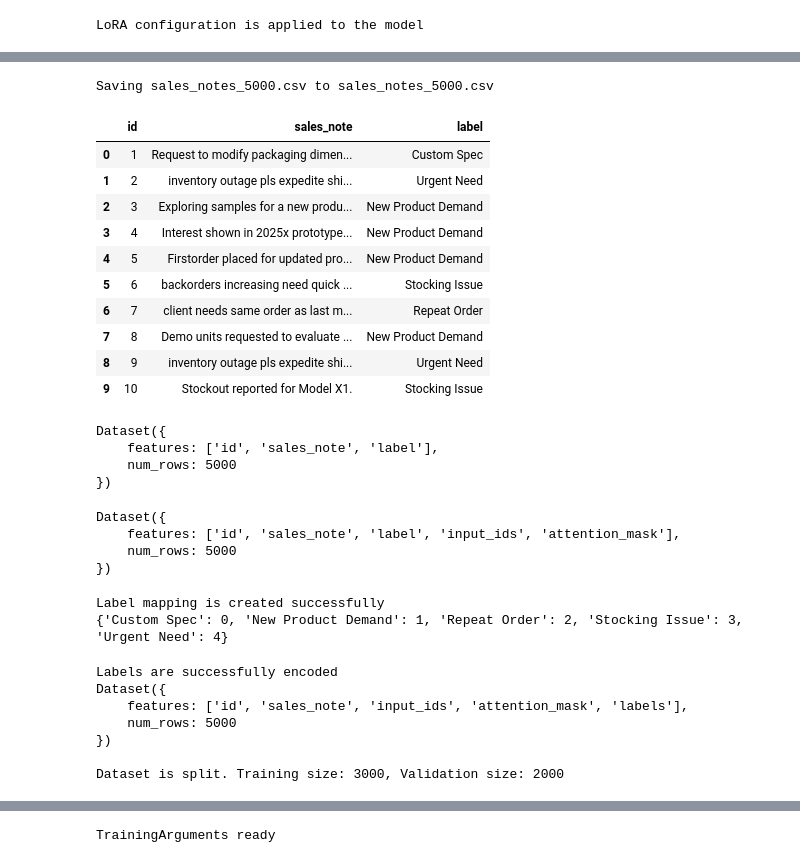
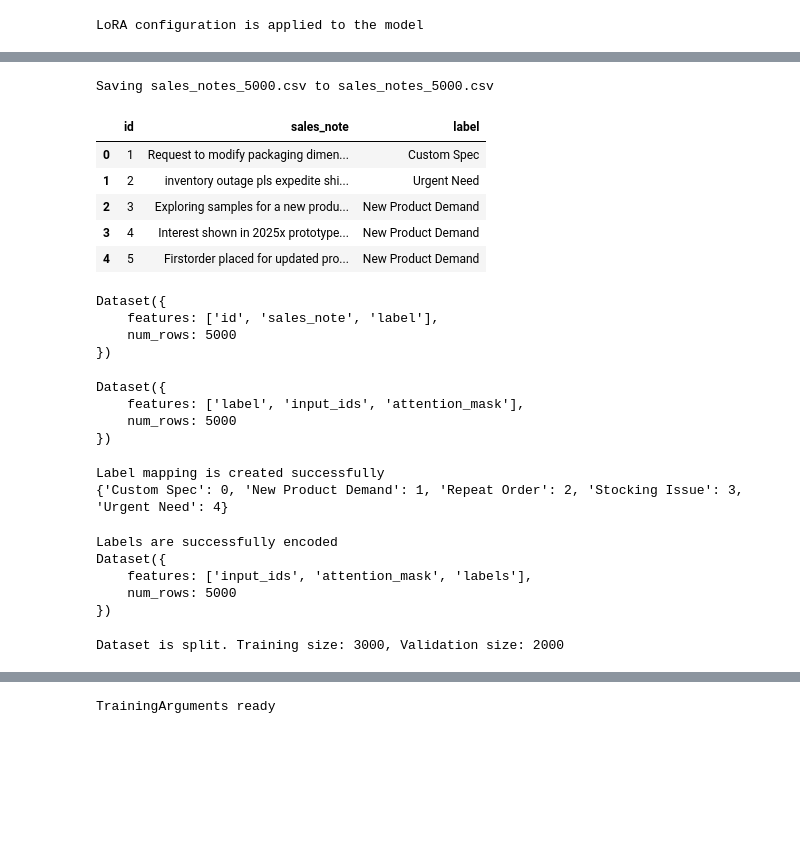
Before and after one commit to Shamanth-KM/phi-demand-signal-tuning, a Jupyter notebook: notebooks/03_model_training.ipynb, the cells around one changed output, grey strips where cells are left out. Cells and saved outputs as stored; diff of their text form; code cells hidden in the pictures; blank space fills up the shorter version.

```diff
--- a/notebooks/03_model_training.ipynb
+++ b/notebooks/03_model_training.ipynb
@@ -115,35 +101,30 @@ Successfully installed datasets-3.5.0 dill-0.3.8 fsspec-2024.12.0 multiprocess-0
 # %%
-from transformers import Trainer, TrainingArguments
-from datasets import Dataset
-import pandas as pd
-
 # Let's re-upload the csv file needed
 from google.colab import files
+import pandas as pd
 uploaded_file = files.upload()
 
 # Get the file name
 file_name = list(uploaded_file.keys())[0]
 
 # Read the file to a pandas DataFrame
 sales_notes = pd.read_csv(file_name)
 
 # Check the first few rows
-sales_notes.head(10)
+sales_notes.head()
 # %% [output]
 [interactive output not drawn]
 Saving sales_notes_5000.csv to sales_notes_5000.csv
 |  | id | sales_note | label |
 | 0 | 1 | Request to modify packaging dimen... | Custom Spec |
 | 1 | 2 | inventory outage pls expedite shi... | Urgent Need |
 | 2 | 3 | Exploring samples for a new produ... | New Product Demand |
 | 3 | 4 | Interest shown in 2025x prototype... | New Product Demand |
 | 4 | 5 | Firstorder placed for updated pro... | New Product Demand |
-| 5 | 6 | backorders increasing need quick ... | Stocking Issue |
-| 6 | 7 | client needs same order as last m... | Repeat Order |
-| 7 | 8 | Demo units requested to evaluate ... | New Product Demand |
-| 8 | 9 | inventory outage pls expedite shi... | Urgent Need |
-| 9 | 10 | Stockout reported for Model X1. | Stocking Issue |
 # %%
+from datasets import Dataset
+from transformers import AutoTokenizer
+
 # Convert it into Hugging Face Dataset format
 sales_hf = Dataset.from_pandas(sales_notes)
 print(sales_hf)
@@ -171,6 +152,7 @@ def tokenize_function(examples):
 
 # Applying tokenization
 sales_tokenized = sales_hf.map(tokenize_function, batched=True)
+sales_tokenized = sales_tokenized.remove_columns(["sales_note", "id"])
 
 # Checking the structure after tokenization
 print(sales_tokenized)
@@ -180,18 +162,18 @@ Dataset({
     num_rows: 5000
 })
 Dataset({
-    features: ['id', 'sales_note', 'label', 'input_ids', 'attention_mask'],
+    features: ['label', 'input_ids', 'attention_mask'],
     num_rows: 5000
 })
 # %%
 # Encode labels and split dataset
 
 # Let's create a list of all unique labels
-labels_list = list(set(sales_notes["label"]))
-labels_list.sort()  # To keep consistent ordering
+sales_labels = list(set(sales_notes["label"]))
+sales_labels.sort()  # To keep consistent ordering
 
 # Creating a mapping from label name to numeric ID
-label_to_id = {label: idx for idx, label in enumerate(labels_list)}
+label_to_id = {label: idx for idx, label in enumerate(sales_labels)}
 id_to_label = {idx: label for label, idx in label_to_id.items()}
 
 print("Label mapping is created successfully")
@@ -209,21 +191,11 @@ sales_tokenized = sales_tokenized.remove_columns(["label"])
 
 print("Labels are successfully encoded")
 print(sales_tokenized)
-
-# Let's split the dataset into training and validation sets
-sales_split = sales_tokenized.train_test_split(test_size=0.4, seed=42)
-
-train_sales = sales_split["train"]
-val_sales = sales_split["test"]
-
-print(f"\nDataset is split. Training size: {len(train_sales)}, Validation size: {len(val_sales)}")
 # %% [output]
 Label mapping is created successfully
 {'Custom Spec': 0, 'New Product Demand': 1, 'Repeat Order': 2, 'Stocking Issue': 3, 'Urgent Need': 4}
 Labels are successfully encoded
 Dataset({
-    features: ['id', 'sales_note', 'input_ids', 'attention_mask', 'labels'],
+    features: ['input_ids', 'attention_mask', 'labels'],
     num_rows: 5000
 })
-
-Dataset is split. Training size: 3000, Validation size: 2000
@@ -235,0 +202,10 @@ import evaluate
+# %%
+# Let's split the dataset into training and validation sets
+sales_split = sales_tokenized.train_test_split(test_size=0.4, seed=42)
+
+train_sales = sales_split["train"]
+val_sales = sales_split["test"]
+
+print(f"\nDataset is split. Training size: {len(train_sales)}, Validation size: {len(val_sales)}")
+# %% [output]
+Dataset is split. Training size: 3000, Validation size: 2000
```
Also changed, not shown: parts of 31 cells of this notebook.
